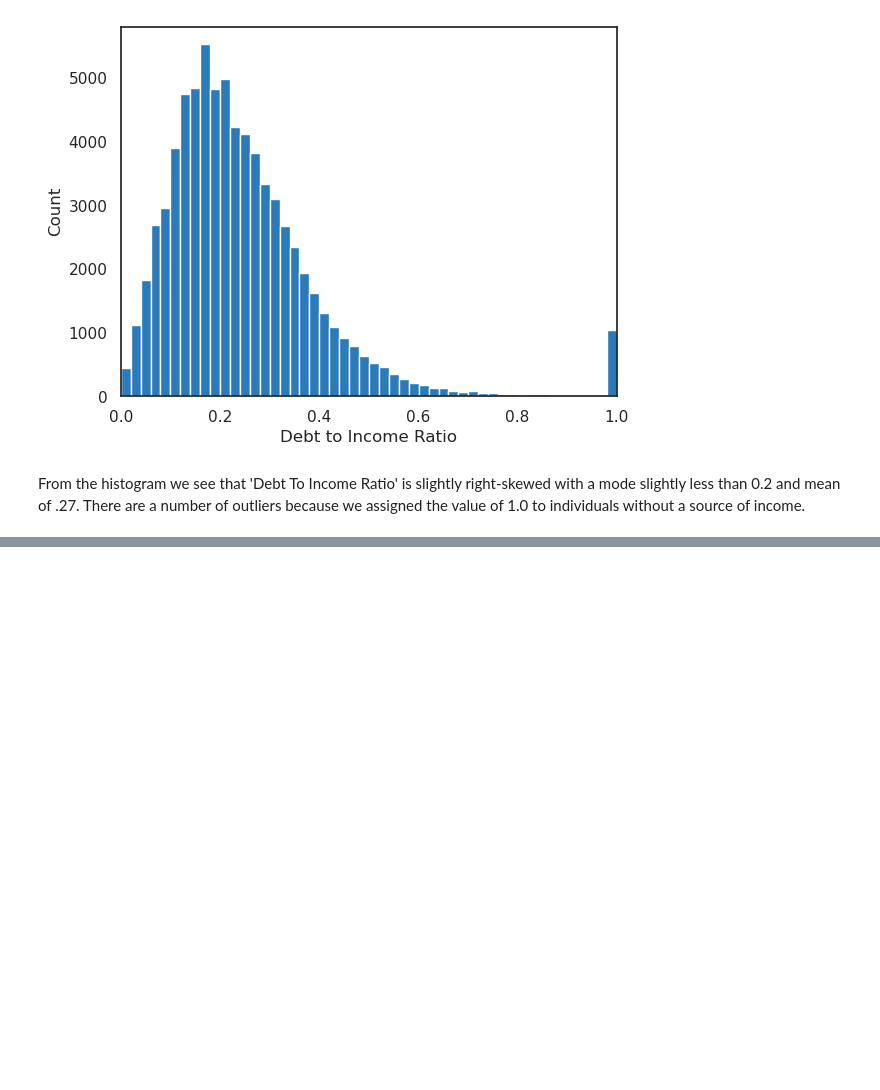
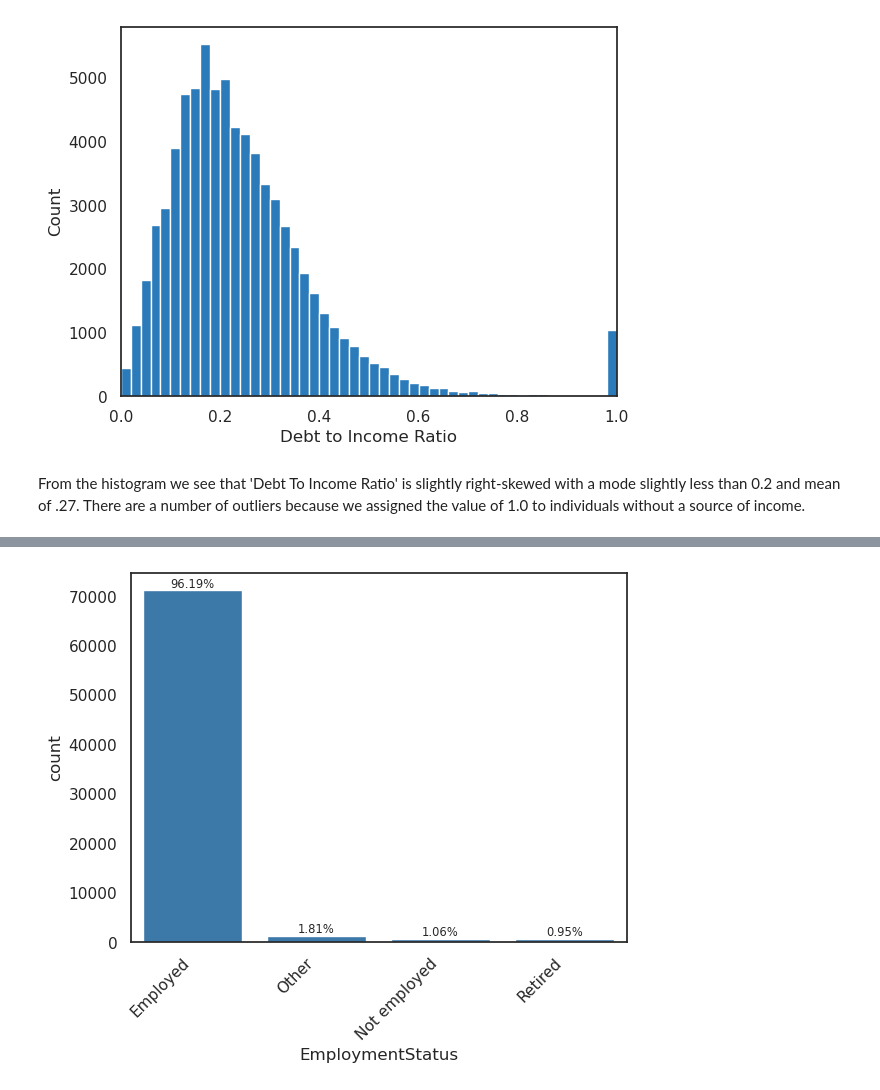
Before and after one commit to tristenwallace/prosper_loan_data_analysis, a Jupyter notebook: src/loan_analysis_explore.ipynb, the cells around one changed output, grey strips where cells are left out. Cells and saved outputs as stored; diff of their text form; code cells hidden in the pictures; blank space fills up the shorter version.

```diff
--- a/src/loan_analysis_explore.ipynb
+++ b/src/loan_analysis_explore.ipynb
@@ -664,0 +686,16 @@ From the histogram we see that 'Debt To Income Ratio' is slightly right-skewed w
+# %%
+df.EmploymentStatus = df.EmploymentStatus.replace({'Self-employed': 'Employed',
+                        'Full-time': 'Employed', 'Part-time': 'Employed'})
+# %%
+emp_cnt = df.EmploymentStatus.value_counts()[:]
+emp_pct = df.EmploymentStatus.value_counts(normalize=True)*100
+emp_pct = emp_pct.round(2)
+
+sns.countplot(data=df, x="EmploymentStatus", color=color, order=emp_cnt.index)
+plt.xticks(rotation=45, ha='right');
+
+for i, count in enumerate(emp_cnt):
+    pct_str = '{}%'.format(emp_pct[i])
+    plt.text(i, count, pct_str, va='bottom', ha='center', size='x-small');
+# %% [output]
+[figure, added]
```
Also changed, not shown: parts of 4 cells of this notebook.
